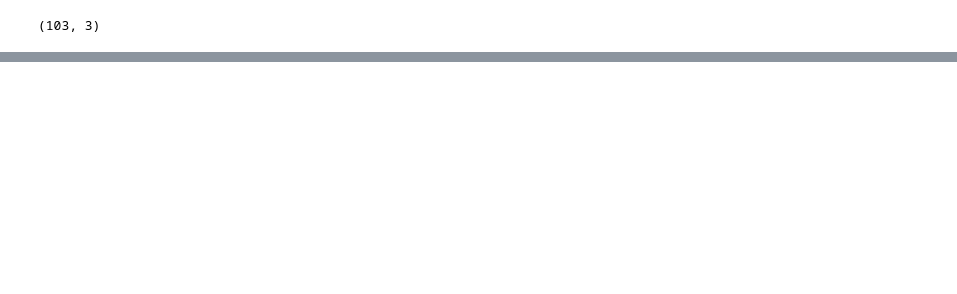
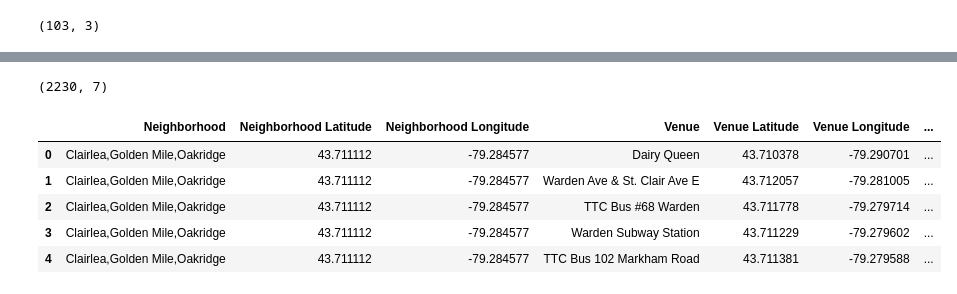
Before and after one commit to RamakanthDontula/Coursera_Capstone, a Jupyter notebook: Neighbourhood 1.ipynb, the cells around one changed output, grey strips where cells are left out. Drawn from its saved outputs; the diff is of its cells as text; code cells hidden in the pictures; blank space fills up the shorter version.

```diff
--- a/Neighbourhood 1.ipynb
+++ b/Neighbourhood 1.ipynb
@@ -70,0 +133,8 @@ df
+# %%
+address = 'Toronto City, Toronto'
+
+geolocator = Nominatim(user_agent="tor_explorer")
+location = geolocator.geocode(address)
+latitude = location.latitude
+longitude = location.longitude
+print('The geograpical coordinate of Toronto City are {}, {}.'.format(latitude, longitude))
@@ -70,0 +145,19 @@ df
+# %%
+# create map of Toronto using latitude and longitude values
+toronto_map = folium.Map(location=[latitude, longitude], zoom_start=10)
+
+# add markers to map
+for lat, lng, borough, neighborhood in zip(df_toronto['Latitude'], df_toronto['Longitude'], df_toronto['Borough'], df_toronto['Neighbourhood']):
+    label = '{}, {}'.format(neighborhood, borough)
+    label = folium.Popup(label, parse_html=True)
+    folium.CircleMarker(
+        [lat, lng],
+        radius=5,
+        popup=label,
+        color='red',
+        fill=True,
+        fill_color='#3186cc',
+        fill_opacity=0.7,
+        parse_html=False).add_to(toronto_map)
+
+toronto_map
@@ -70,0 +168,4 @@ df
+# %%
+CLIENT_ID = 'FPHNSFYCTY5Y5IWMNECLQNNEVLQPNCXMP54FYP0J3JRT0RCC' # your Foursquare ID
+CLIENT_SECRET = 'BJSVSP30WL1LV2X1LUFHB12KBZZ1NISKWCBV4JJ3DJNHTRO4' # your Foursquare Secret
+VERSION = '20180605' # Foursquare API version
@@ -70,0 +214,5 @@ df
+# %%
+toronto_venues = getNearbyVenues(names=df_toronto['Neighbourhood'],
+                                   latitudes=df_toronto['Latitude'],
+                                   longitudes=df_toronto['Longitude']
+                                  )
@@ -70,0 +237,13 @@ df
+# %%
+print(toronto_venues.shape)
+# %% [output]
+(2230, 7)
+# %%
+toronto_venues.head()
+# %% [output]
+|  | Neighborhood | Neighborhood Latitude | Neighborhood Longitude | Venue | Venue Latitude | Venue Longitude | ... |
+| 0 | Clairlea,Golden Mile,Oakridge | 43.711112 | -79.284577 | Dairy Queen | 43.710378 | -79.290701 | ... |
+| 1 | Clairlea,Golden Mile,Oakridge | 43.711112 | -79.284577 | Warden Ave & St. Clair Ave E | 43.712057 | -79.281005 | ... |
+| 2 | Clairlea,Golden Mile,Oakridge | 43.711112 | -79.284577 | TTC Bus #68 Warden | 43.711778 | -79.279714 | ... |
+| 3 | Clairlea,Golden Mile,Oakridge | 43.711112 | -79.284577 | Warden Subway Station | 43.711229 | -79.279602 | ... |
+| 4 | Clairlea,Golden Mile,Oakridge | 43.711112 | -79.284577 | TTC Bus 102 Markham Road | 43.711381 | -79.279588 | ... |
```
Also changed, not shown: parts of 28 cells of this notebook.
